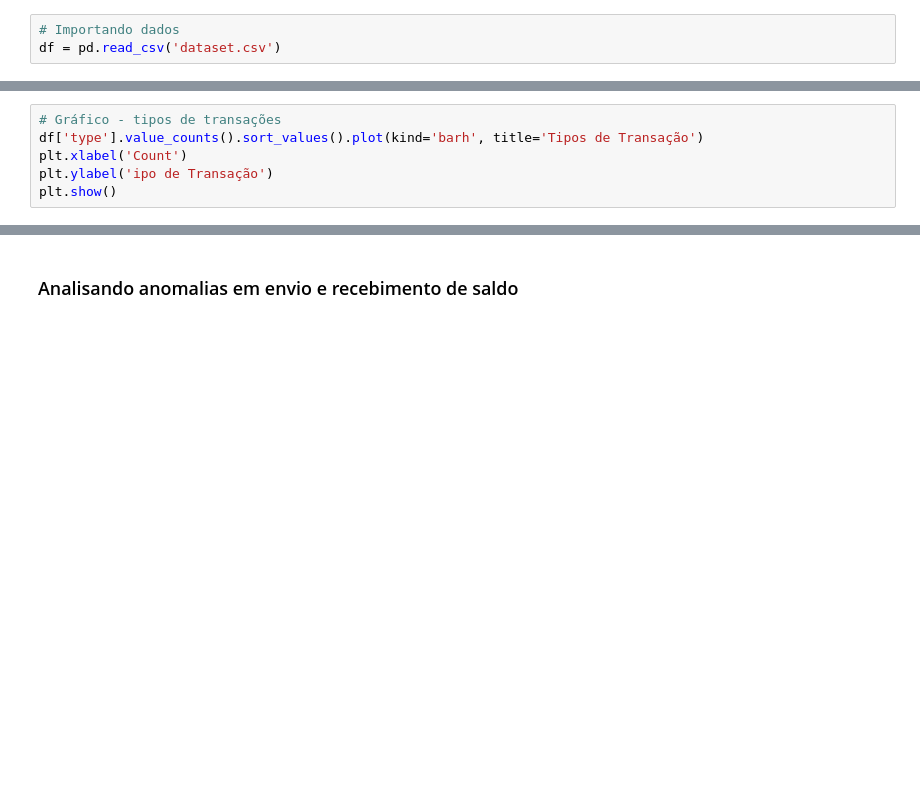
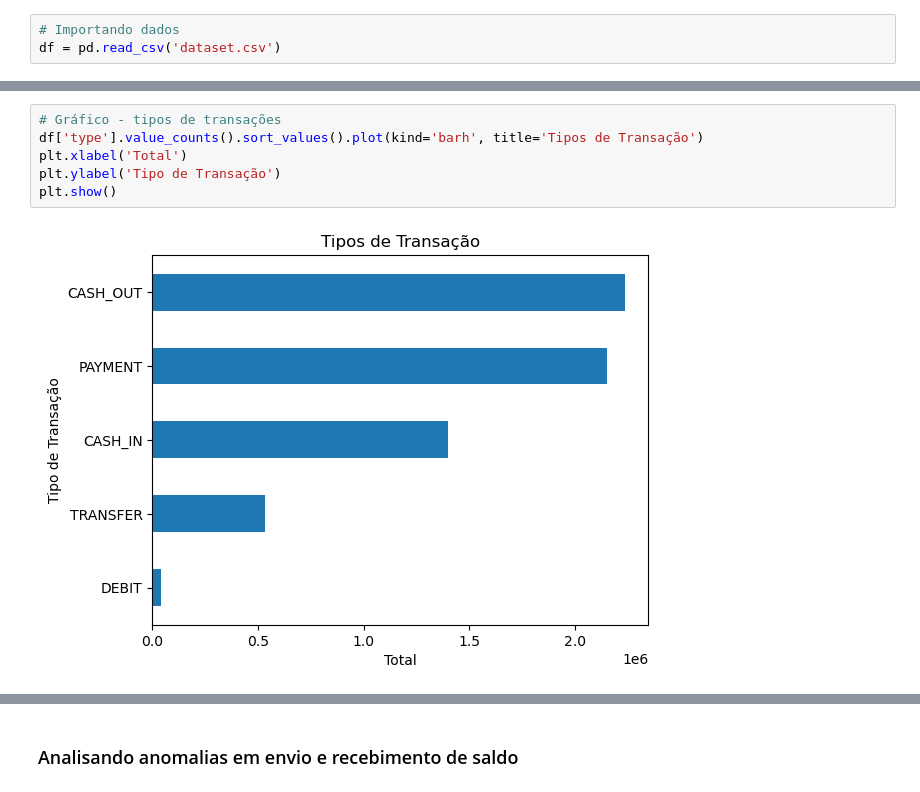
Before and after one commit to larissarqos/Portfolio, a Jupyter notebook: Deteccao_Fraudes/fraud_prediction.ipynb, the cells around one changed output, grey strips where cells are left out. Drawn from its saved outputs; the diff is of its cells as text; blank space fills up the shorter version.

```diff
--- a/Deteccao_Fraudes/fraud_prediction.ipynb
+++ b/Deteccao_Fraudes/fraud_prediction.ipynb
@@ -54,9 +114,11 @@ f'{round((df['isFraud'].value_counts()[1] / df.shape[0]) * 100,2)}%'
 # %%
 # Gráfico - tipos de transações
 df['type'].value_counts().sort_values().plot(kind='barh', title='Tipos de Transação')
-plt.xlabel('Count')
-plt.ylabel('ipo de Transação')
+plt.xlabel('Total')
+plt.ylabel('Tipo de Transação')
 plt.show()
+# %% [output]
+[figure, added]
 # %%
 # Gráfico - Total de fraudes por tipo de transações
 # A maior parte das fraudes ocorre na transferência ou saque de valores
```
Also changed, not shown: parts of 35 cells of this notebook, 1 other file.
